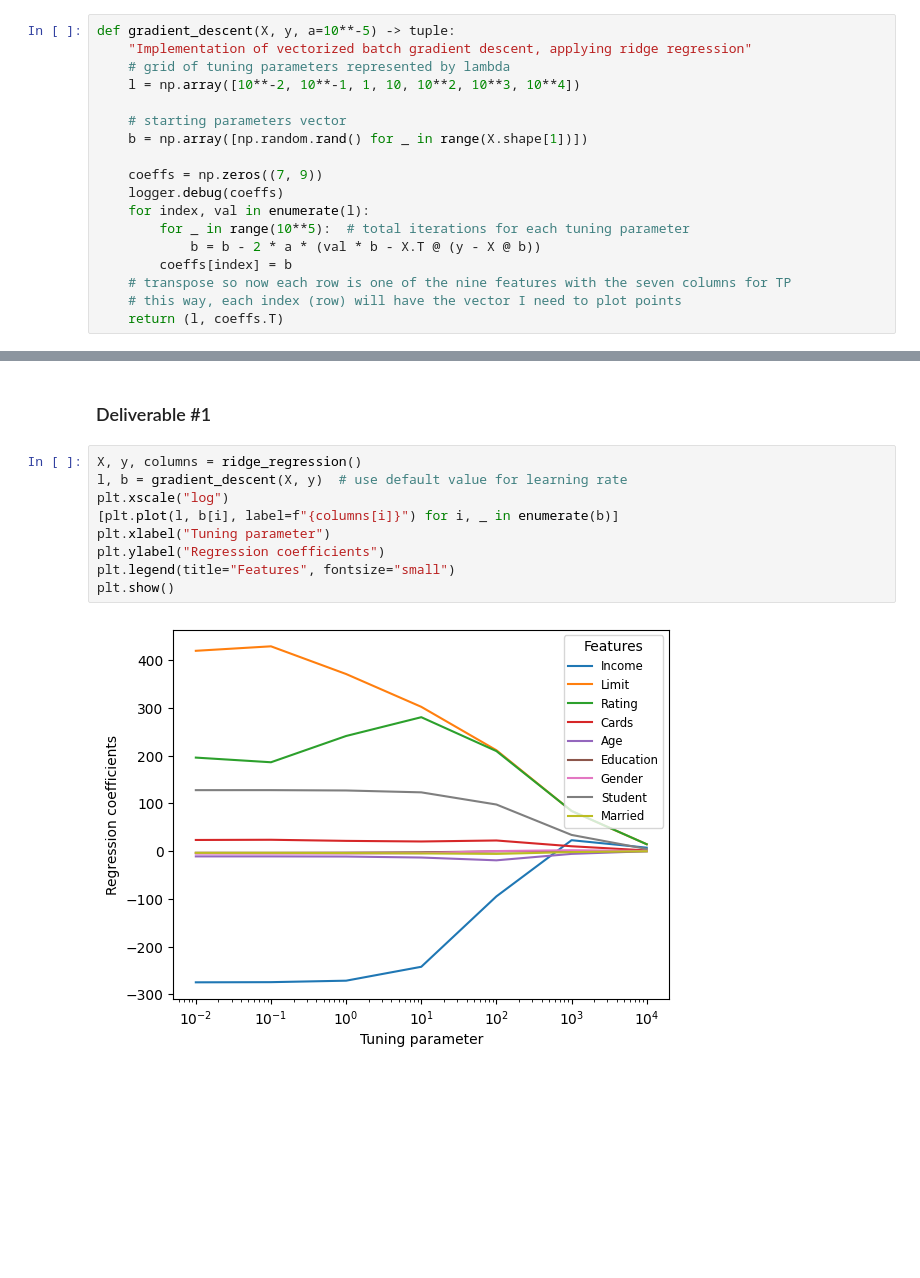
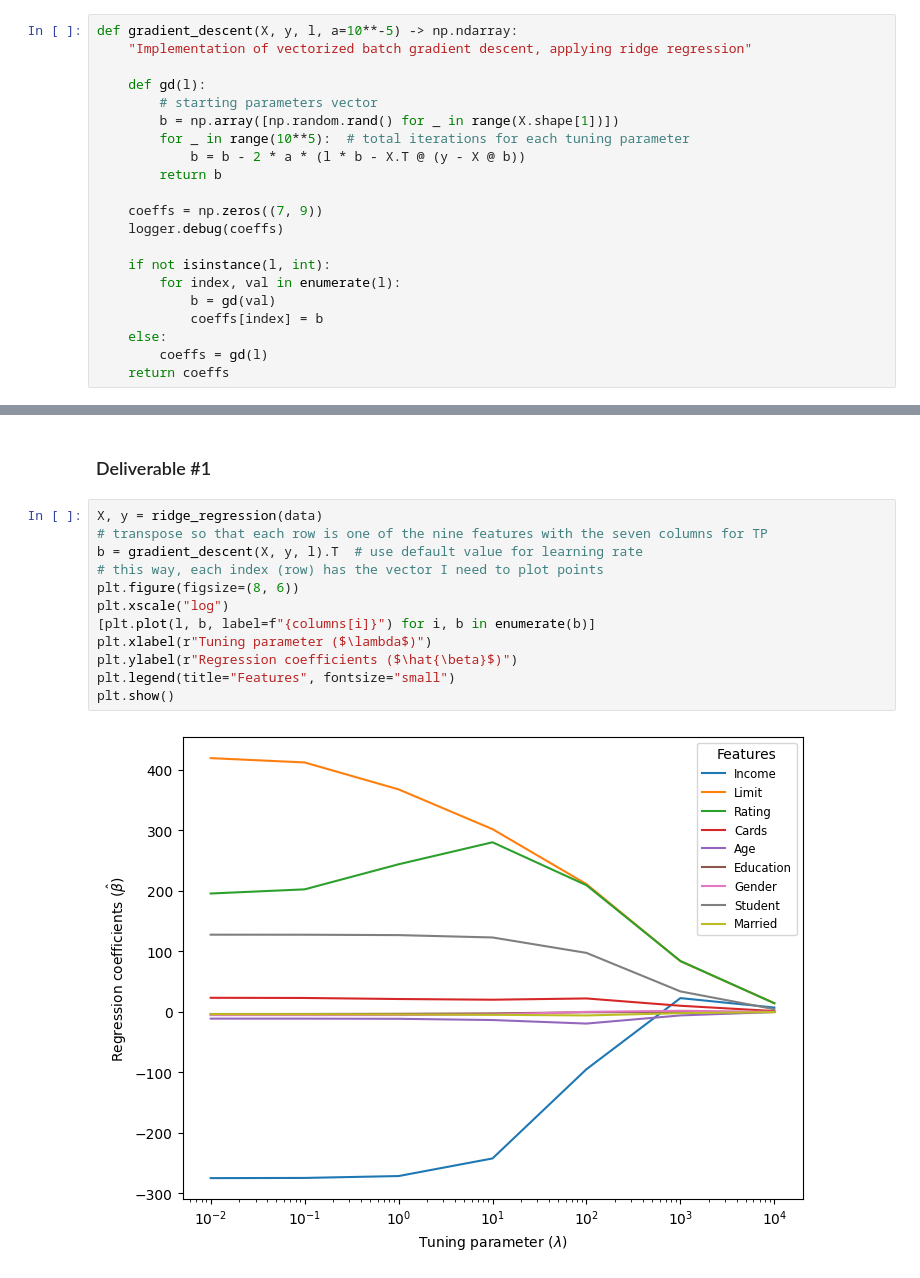
Before and after one commit to erenakgunduz/Machine_Learning_Foundations, a Jupyter notebook: ErenAkgunduz_Assign1.ipynb, the cells around one changed output, grey strips where cells are left out. Drawn from its saved outputs; the diff is of its cells as text; blank space fills up the shorter version.

```diff
--- a/ErenAkgunduz_Assign1.ipynb
+++ b/ErenAkgunduz_Assign1.ipynb
@@ -66,18 +71,21 @@ def ridge_regression() -> tuple:
 # %%
-def gradient_descent(X, y, a=10**-5) -> tuple:
+def gradient_descent(X, y, l, a=10**-5) -> np.ndarray:
     "Implementation of vectorized batch gradient descent, applying ridge regression"
-    # grid of tuning parameters represented by lambda
-    l = np.array([10**-2, 10**-1, 1, 10, 10**2, 10**3, 10**4])
 
-    # starting parameters vector
-    b = np.array([np.random.rand() for _ in range(X.shape[1])])
+    def gd(l):
+        # starting parameters vector
+        b = np.array([np.random.rand() for _ in range(X.shape[1])])
+        for _ in range(10**5):  # total iterations for each tuning parameter
+            b = b - 2 * a * (l * b - X.T @ (y - X @ b))
+        return b
 
     coeffs = np.zeros((7, 9))
     logger.debug(coeffs)
-    for index, val in enumerate(l):
-        for _ in range(10**5):  # total iterations for each tuning parameter
-            b = b - 2 * a * (val * b - X.T @ (y - X @ b))
-        coeffs[index] = b
-    # transpose so now each row is one of the nine features with the seven columns for TP
-    # this way, each index (row) will have the vector I need to plot points
-    return (l, coeffs.T)
+
+    if not isinstance(l, int):
+        for index, val in enumerate(l):
+            b = gd(val)
+            coeffs[index] = b
+    else:
+        coeffs = gd(l)
+    return coeffs
@@ -88,13 +135,16 @@ def cross_validation():
 # %% [markdown]
 ### Deliverable \#1
 # %%
-X, y, columns = ridge_regression()
-l, b = gradient_descent(X, y)  # use default value for learning rate
+X, y = ridge_regression(data)
+# transpose so that each row is one of the nine features with the seven columns for TP
+b = gradient_descent(X, y, l).T  # use default value for learning rate
+# this way, each index (row) has the vector I need to plot points
+plt.figure(figsize=(8, 6))
 plt.xscale("log")
-[plt.plot(l, b[i], label=f"{columns[i]}") for i, _ in enumerate(b)]
-plt.xlabel("Tuning parameter")
-plt.ylabel("Regression coefficients")
+[plt.plot(l, b, label=f"{columns[i]}") for i, b in enumerate(b)]
+plt.xlabel(r"Tuning parameter ($\lambda$)")
+plt.ylabel(r"Regression coefficients ($\hat{\beta}$)")
 plt.legend(title="Features", fontsize="small")
 plt.show()
 # %% [output]
-[figure, old version]
+[figure, new version]
```
Also changed, not shown: parts of 14 cells of this notebook.
